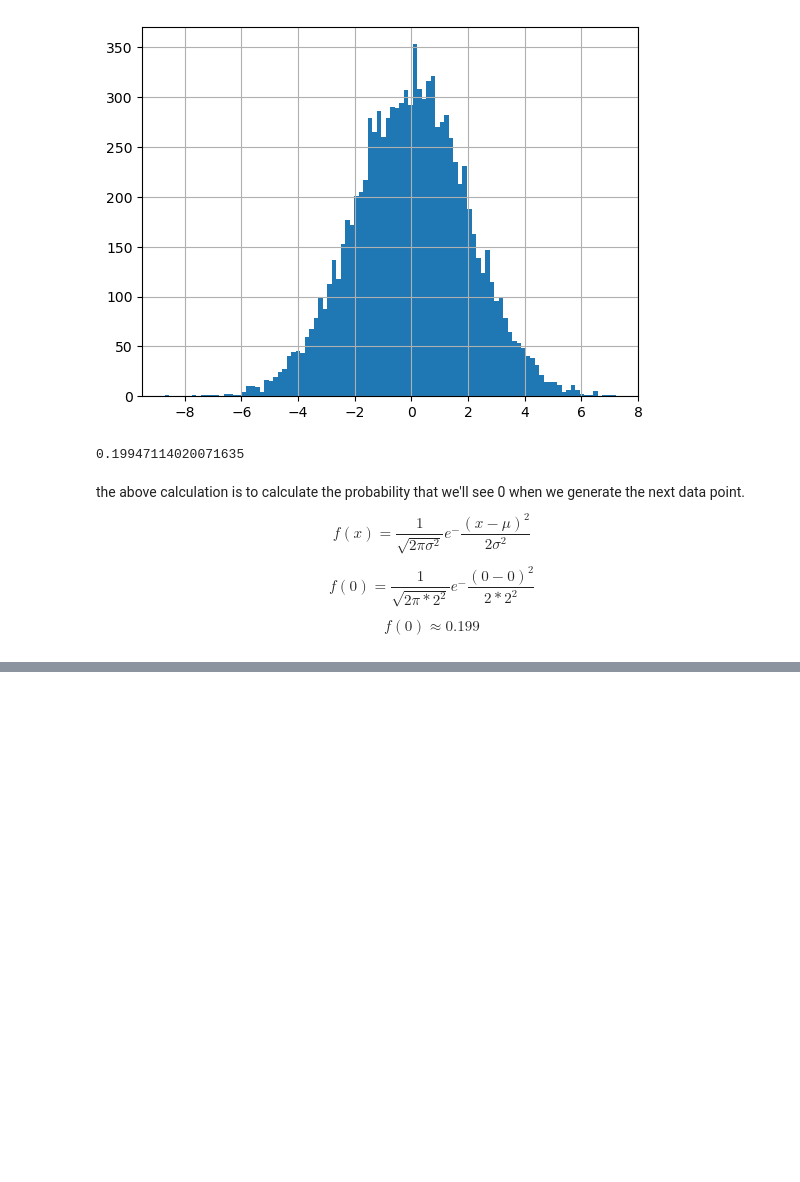
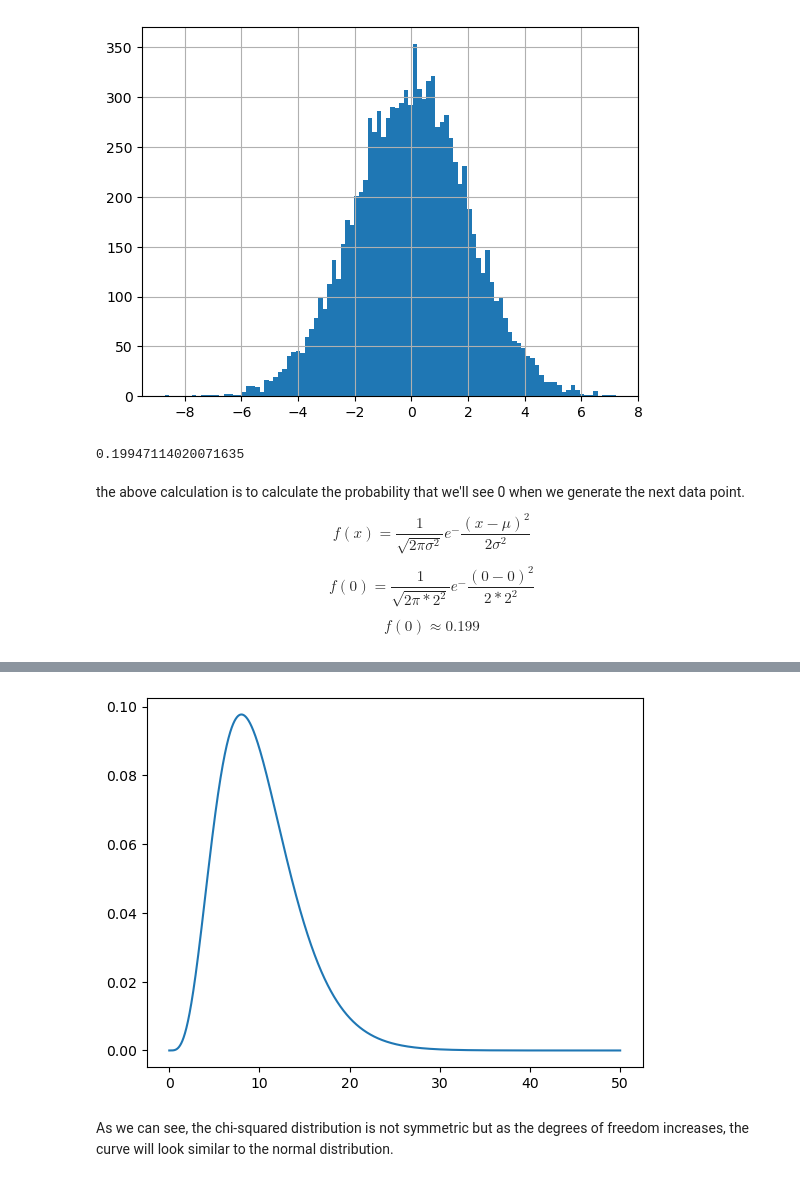
Before and after one commit to FaizAzhar/DataScience-studies, a Jupyter notebook: Statistical Distributions.ipynb, the cells around one changed output, grey strips where cells are left out. Drawn from its saved outputs; the diff is of its cells as text; code cells hidden in the pictures; blank space fills up the shorter version.

```diff
--- a/Statistical Distributions.ipynb
+++ b/Statistical Distributions.ipynb
@@ -61,0 +120,17 @@ $$ f(0) \approx 0.199$$
+# %%
+# plot the chi-squared pdf
+from numpy import arange
+from matplotlib import pyplot
+from scipy.stats import chi2
+# define the distribution parameters
+sample_space = arange(0, 50, 0.01)
+dof = 10
+# calculate the pdf
+pdf = chi2.pdf(sample_space, dof)
+# plot
+pyplot.plot(sample_space, pdf)
+pyplot.show()
+# %% [output]
+[figure, added]
+# %% [markdown]
+As we can see, the chi-squared distribution is not symmetric but as the degrees of freedom increases, the curve will look similar to the normal distribution.
```
Also changed, not shown: parts of 7 cells of this notebook.
